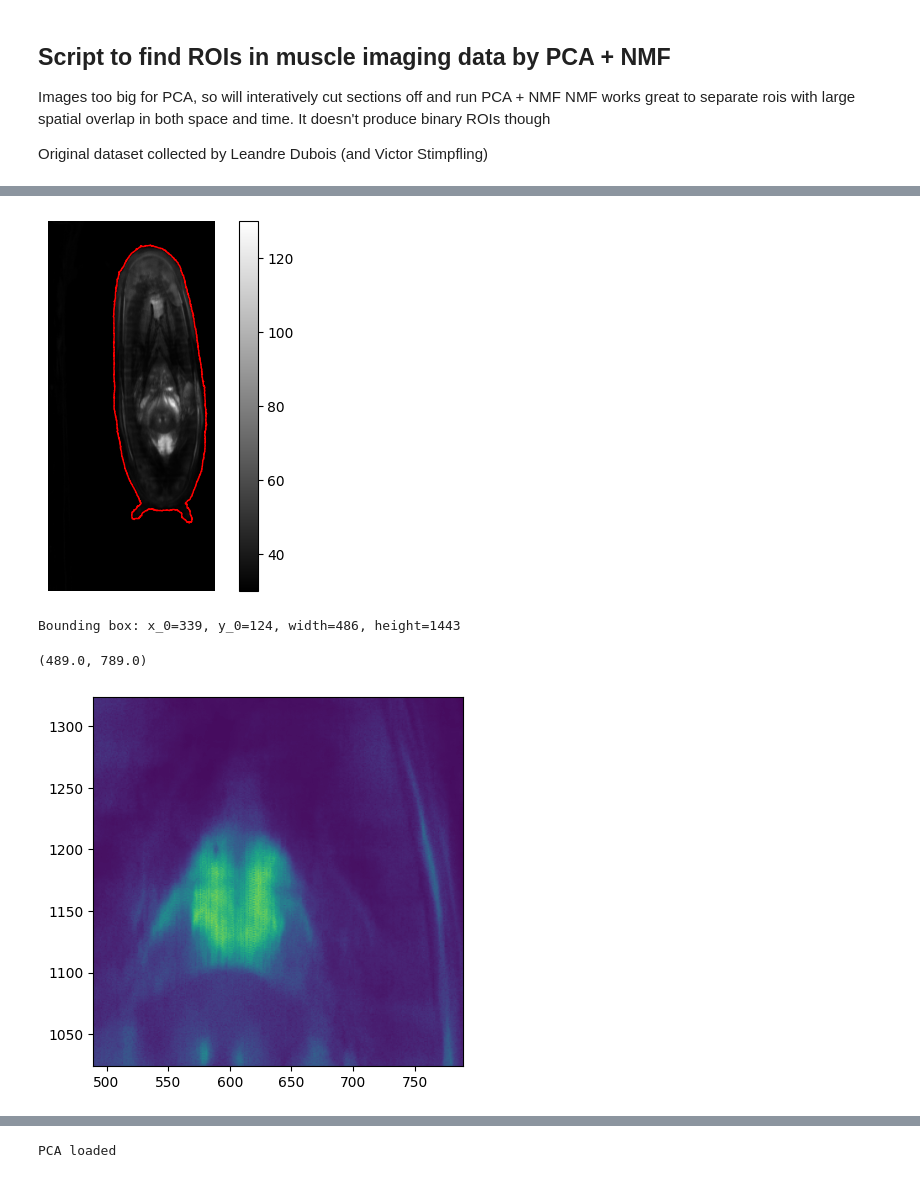
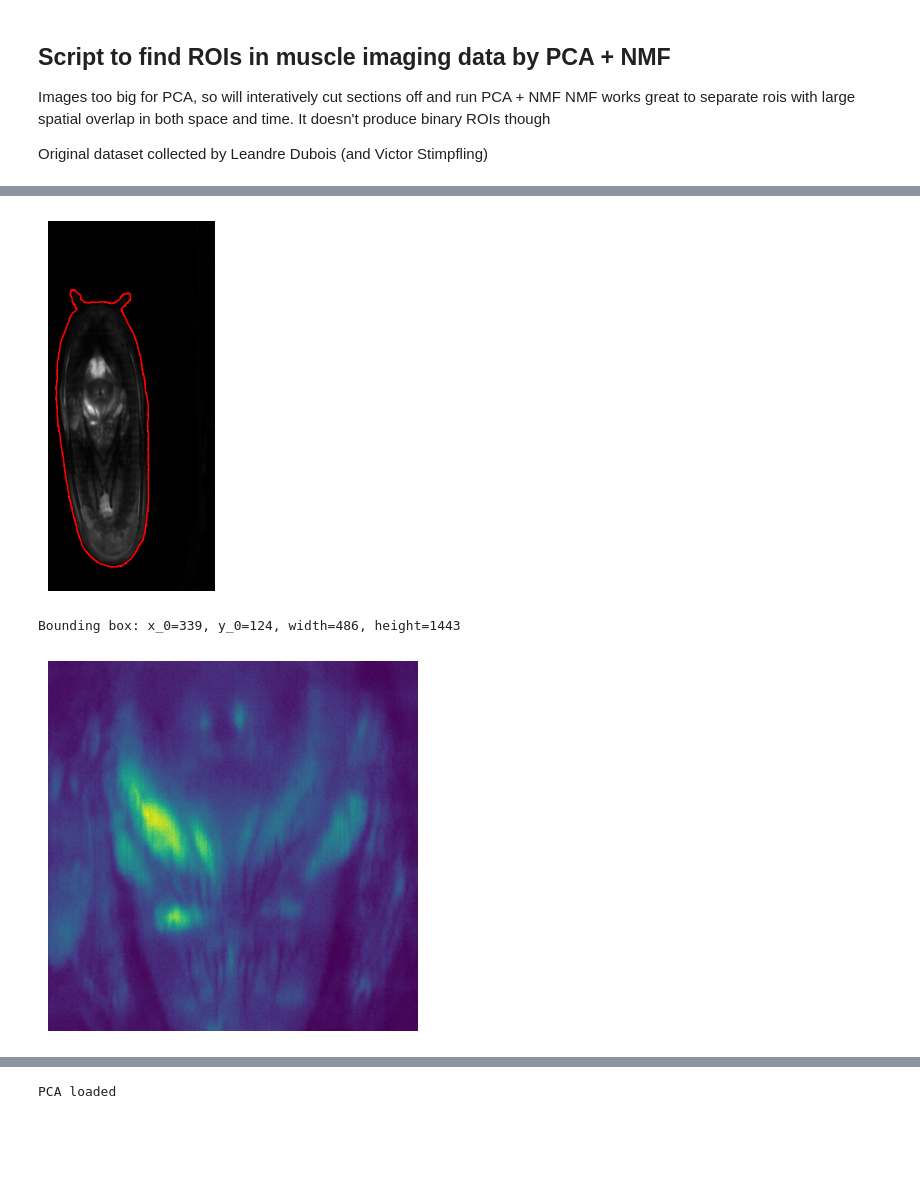
Before and after one commit to azmaite/Devel, a Jupyter notebook: Pupa_muscle_imaging/PCA_sections.ipynb, the cells around one changed output, grey strips where cells are left out. Drawn from its saved outputs; the diff is of its cells as text; code cells hidden in the pictures; blank space fills up the shorter version.

Commit message:
updated script for leg area and ignore ica

```diff
--- a/Pupa_muscle_imaging/PCA_sections.ipynb
+++ b/Pupa_muscle_imaging/PCA_sections.ipynb
@@ -15,6 +15,10 @@ import pickle
 from sklearn.decomposition import PCA
 # %%
 pupa_num = 1  # set pupa number (1, 2, etc.)
+rec_num = 59  # set recording number
+
+SAVE_NAME = 'TEST_section_legs_pupa1_rec1'
+
 hz = 40
 # %%
 # get list of recordings sorted by number
@@ -37,8 +41,9 @@ def extract_recording_number(filename):
 recording_list.sort(key=extract_recording_number)
 # %%
 # get last recording folder (most active) and get average image to mask from
-recording = recording_list[-1]
+recording = recording_list[rec_num]
 recording_path = os.path.join(pupa_path, recording)
+print(recording)
 
 h5_file = os.path.join(recording_path, 'video_raw.h5')
 
@@ -61,25 +57,33 @@ plt.xlim(x1, x1 + w1)
+# %%
+def imshow_flip(image, ax=None, *args, **kwargs):
+    if ax is None:
+        plt.imshow(image, *args, **kwargs)
+        ax = plt.gca()
+    else:
+        ax.imshow(image, *args, **kwargs)
+    ax.invert_yaxis()
+    ax.invert_xaxis()
+    ax.axis('off')
 # %%
 # mask to keep only the pupa
 
 # threshold
 thresh = 30
 mask = (ave > thresh).astype(np.uint8) * 255
 
 # find contours
 contours, _ = cv2.findContours(mask, cv2.RETR_EXTERNAL, cv2.CHAIN_APPROX_SIMPLE)
 
 # keep largest contour
 contour = max(contours, key=cv2.contourArea)
 
 # plot
 plt.figure()
-plt.imshow(ave, cmap='gray', vmin=30, vmax=130)
+imshow_flip(ave, cmap='gray', vmin=30, vmax=130)
 plt.plot(contour[:, 0, 0], contour[:, 0, 1], 'r', linewidth=1)
-plt.axis('off')
-plt.colorbar()
 plt.show()
 # %% [output]
-[figure, old version]
+[figure, new version]
 # %%
 # get the bounding box of the contour (to only keep area for PCA)
 x, y, w, h = cv2.boundingRect(contour)
@@ -87,14 +91,22 @@ print(f"Bounding box: x_0={x}, y_0={y}, width={w}, height={h}")
 # %% [output]
 Bounding box: x_0=339, y_0=124, width=486, height=1443
 # %%
-plt.imshow(ave)
+# SELECT ONE AREA FOR PCA TESTING
+
 h1 = 300
 w1 = 300
-x1 = x + 150
-y1 = y + 900
-plt.ylim(y1, y1 + h1)
-plt.xlim(x1, x1 + w1)
+x1 = 435
+y1 = 780
+
+# h1 = 300
+# w1 = 300
+# x1 = 343 + 150
+# y1 = 132 + 900
+
+area1 = ave[y1:y1+h1, x1:x1+w1]
+
+imshow_flip(area1)
+plt.show()
 # %% [output]
-(489.0, 789.0)
-[figure, old version]
+[figure, new version]
 # %%
```
Also changed, not shown: parts of 26 cells of this notebook.
